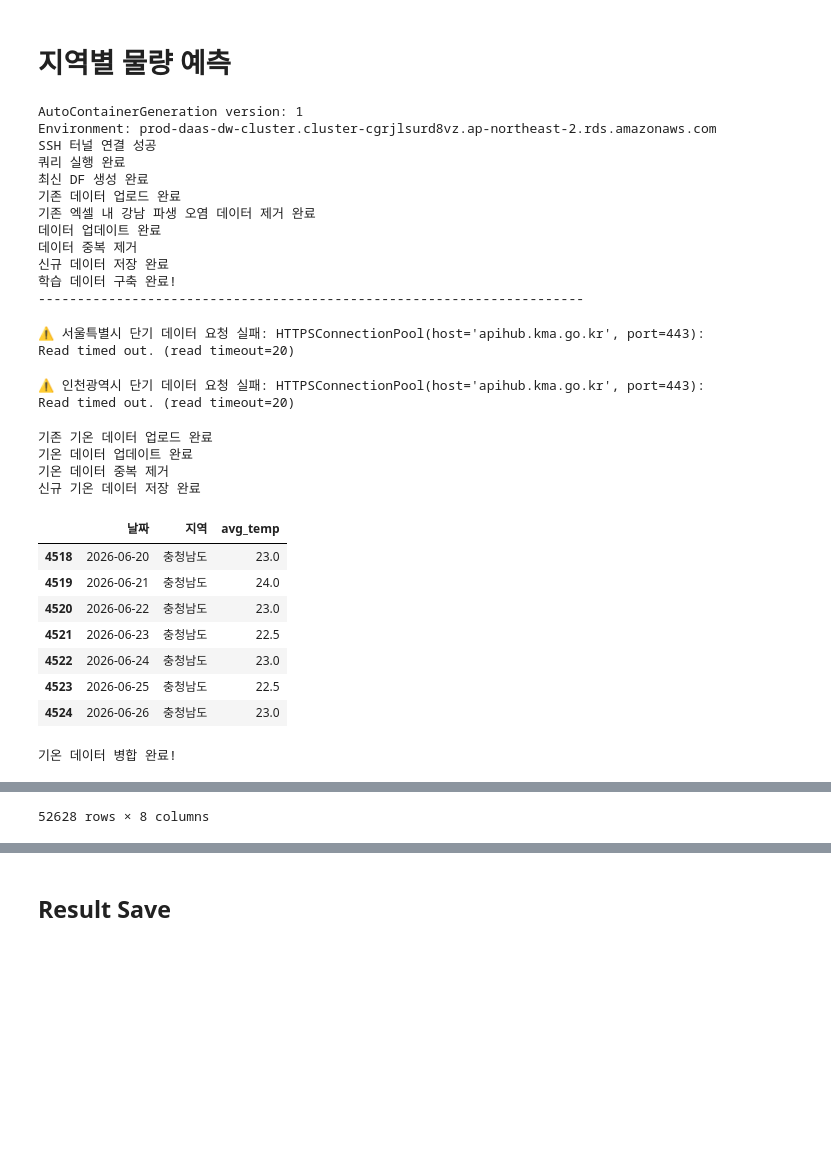
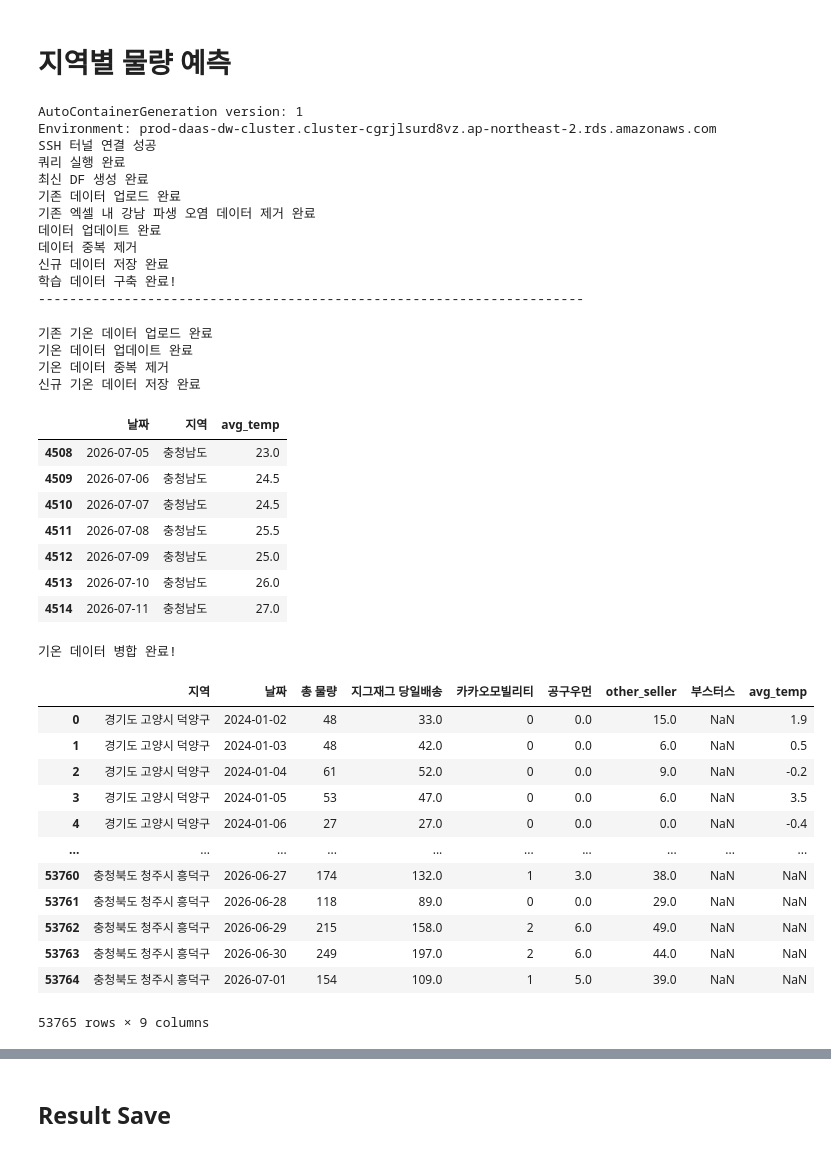
Before and after one commit to ds-sujin/forecasting_new, a Jupyter notebook: forecasting_demo_v6.3.ipynb, the cells around one changed output, grey strips where cells are left out. Cells and saved outputs as stored; diff of their text form; code cells hidden in the pictures; blank space fills up the shorter version.

Commit message:
lan date update, regional forecasting logic update

```diff
--- a/forecasting_demo_v6.3.ipynb
+++ b/forecasting_demo_v6.3.ipynb
@@ -1952,7 +1941,6 @@ class AutoContainerGeneration:
                     shipping_shippingitem.id AS 주문번호,
                     shop_shop.name AS 셀러명,
                     CASE
-                        /* ✨ 강남 파생 지역들을 '서울특별시 강남구'로 통합하는 최우선 예외 처리 추가 ✨ */
                         WHEN ls.name LIKE '서울특별시 강남%' THEN '서울특별시 강남구'
                         WHEN RIGHT(SUBSTRING_INDEX(SUBSTRING_INDEX(ls.name, ' ', 2), ' ', -1), 1)
                             IN ('가','나','다','라','마','바','사','아','자','차','카','타','파','하')
@@ -1989,11 +1977,10 @@ class AutoContainerGeneration:
                 JOIN shop_shop
                     ON shop_shop.id = order_order.shop_id
                 WHERE hub_cluster_plan.plan_date <= CURRENT_DATE()
-                AND hub_cluster_plan.plan_no = 1
+                AND hub_cluster_plan.plan_no IN (1, 90)
                 AND ls.allowed = 1
-        """
+                AND shop_shop.name != '부스터스' """
 
-        # 쿼리 실행
         df_forecast = self.fetch_data(
             cluster_query,
             ssh_host, ssh_user, ssh_private_key,
@@ -2011,10 +1998,14 @@ if __name__ == "__main__":
     print("최신 DF 생성 완료")
 
 # 기존 데이터 업로드
-base = pd.read_excel("./data/region_latest_cl.xlsx")
+base = pd.read_excel("./test_data/region_latest_cl.xlsx")
 print("기존 데이터 업로드 완료")
 
-# 🚨 [여기서 수정: 오염 데이터 원천 삭제 로직 삽입]
+if '부스터스' in base.columns:
+    base = base.drop(columns=['부스터스']) # 엑셀에 남아있는 부스터스 열 완전 삭제
+if '공구우먼' not in base.columns:
+    base['공구우먼'] = 0 # 과거 데이터는 공구우먼 0으로 초기화
+
 if '지역' in base.columns:
     # '강남'을 포함하되 '강남구'가 아닌 행(강남신, 강남압, 강남청 등)을 제외하고 필터링
     base = base[~((base['지역'].str.contains('강남', na=False)) & (~base['지역'].str.contains('강남구', na=False)))]
@@ -2030,15 +2021,15 @@ df_forecast.loc[df_forecast['지역']=="경기도 성남시 수정가", "지역"
 total = df_forecast.groupby(['날짜','지역'])['주문번호'].agg({('총 물량','count')}).reset_index()
 zigzag = df_forecast[df_forecast['셀러명']=="지그재그 당일배송"].groupby(['날짜','지역'])['주문번호'].agg({('지그재그 당일배송','count')}).reset_index()
 kakao = df_forecast[df_forecast['셀러명']=="카카오모빌리티"].groupby(['날짜','지역'])['주문번호'].agg({('카카오모빌리티','count')}).reset_index()
-bosters = df_forecast[df_forecast['셀러명']=="부스터스"].groupby(['날짜','지역'])['주문번호'].agg({('부스터스','count')}).reset_index()
+gonggu = df_forecast[df_forecast['셀러명']=="공구우먼"].groupby(['날짜','지역'])['주문번호'].agg({('공구우먼','count')}).reset_index()
 
 total = pd.merge(total, zigzag, how = 'left', on = ['날짜','지역'])
 total = pd.merge(total, kakao, how = 'left', on = ['날짜','지역'])
-total = pd.merge(total, bosters, how = 'left', on = ['날짜','지역'])
+total = pd.merge(total, gonggu, how = 'left', on = ['날짜','지역']) # 부스터스 대신 공구우먼 병합
 
-merge_data = total.groupby(['날짜','지역'])[['총 물량','지그재그 당일배송','카카오모빌리티','부스터스']].sum().reset_index()
+merge_data = total.groupby(['날짜','지역'])[['총 물량','지그재그 당일배송','카카오모빌리티','공구우먼']].sum().reset_index()
 merge_data['카카오모빌리티'] = merge_data['카카오모빌리티'].astype(int)
-merge_data['부스터스'] = merge_data['부스터스'].astype(int)
+merge_data['공구우먼'] = merge_data['공구우먼'].astype(int)
 
 ## 날짜 오름차순, 지역 오름차순 정렬
 merge_data = merge_data.sort_values(by=['지역', '날짜']).reset_index(drop=True)
@@ -2055,7 +2046,7 @@ data = data.drop_duplicates(subset=['날짜','지역'], keep='last').reset_index
 data = data.sort_values(by=['지역', '날짜']).reset_index(drop=True)
 
 ## other_seller 정의
-data['other_seller'] = data['총 물량'] - (data['지그재그 당일배송'] + data['카카오모빌리티'] + data['부스터스'])
+data['other_seller'] = data['총 물량'] - (data['지그재그 당일배송'] + data['카카오모빌리티'] + data['공구우먼'])
 print("데이터 중복 제거")
 
 # 데이터 오류 정정
@@ -2077,7 +2068,7 @@ data.loc[(data['날짜']=="2025-11-15") & (data['지역']=="서울특별시 금
 data = data[data['날짜'] != "2023-01-19"].sort_values(by=['지역', '날짜']).reset_index(drop=True)
 
 # 신규 데이터 저장
-data.to_excel("./data/region_latest_cl.xlsx", index=False)
+data.to_excel("./test_data/region_latest_cl.xlsx", index=False)
 print("신규 데이터 저장 완료")
 
 print("학습 데이터 구축 완료!")
@@ -2232,7 +2223,7 @@ final_df['avg_temp'] = np.round(final_df['avg_temp'], 1)
 final_df = final_df[['날짜','지역','avg_temp']]
 
 # 기존 기온 데이터 업로드
-base_temp = pd.read_excel("./data/recent_temp.xlsx")
+base_temp = pd.read_excel("./test_data/recent_temp.xlsx")
 print("기존 기온 데이터 업로드 완료")
 
 # 기온 데이터 업데이트
@@ -2246,7 +2237,7 @@ print("기온 데이터 중복 제거")
 
 # 신규 기온 데이터 저장
 temp_data = temp_data.sort_values(by=['지역','날짜'])
-temp_data.to_excel("./data/recent_temp.xlsx", index=False)
+temp_data.to_excel("./test_data/recent_temp.xlsx", index=False)
 print("신규 기온 데이터 저장 완료")
 
 display(temp_data.tail(7))
@@ -2256,45 +2247,56 @@ display(temp_data.tail(7))
 data["지역_key"] = data["지역"].str.split().str[0]
 temp_data["지역_key"] = temp_data["지역"].str.split().str[0]
 
 ## 병합 (지역_key + 날짜 기준)
 data = pd.merge(
     data,
     temp_data[["지역_key", "날짜", "avg_temp"]],
     on=["지역_key", "날짜"],
     how="left"
 )
 
 ## 컬럼 정리
 data = data.drop(columns=["지역_key"])
 data = data.sort_values(by=['지역', '날짜']).reset_index(drop=True)
 print("기온 데이터 병합 완료!")
 
 display(data)
 # %% [output]
 AutoContainerGeneration version: 1
 Environment: prod-daas-dw-cluster.cluster-cgrjlsurd8vz.ap-northeast-2.rds.amazonaws.com
 SSH 터널 연결 성공
 쿼리 실행 완료
 최신 DF 생성 완료
 기존 데이터 업로드 완료
 기존 엑셀 내 강남 파생 오염 데이터 제거 완료
 데이터 업데이트 완료
 데이터 중복 제거
 신규 데이터 저장 완료
 학습 데이터 구축 완료!
 ----------------------------------------------------------------------
-⚠️ 서울특별시 단기 데이터 요청 실패: HTTPSConnectionPool(host='apihub.kma.go.kr', port=443): Read timed out. (read timeout=20)
+기존 기온 데이터 업로드 완료
+기온 데이터 업데이트 완료
+기온 데이터 중복 제거
+신규 기온 데이터 저장 완료
+|  | 날짜 | 지역 | avg_temp |
+| 4508 | 2026-07-05 | 충청남도 | 23.0 |
+| 4509 | 2026-07-06 | 충청남도 | 24.5 |
+| 4510 | 2026-07-07 | 충청남도 | 24.5 |
+| 4511 | 2026-07-08 | 충청남도 | 25.5 |
+| 4512 | 2026-07-09 | 충청남도 | 25.0 |
+| 4513 | 2026-07-10 | 충청남도 | 26.0 |
+| 4514 | 2026-07-11 | 충청남도 | 27.0 |
-⚠️ 인천광역시 단기 데이터 요청 실패: HTTPSConnectionPool(host='apihub.kma.go.kr', port=443): Read timed out. (read timeout=20)
+기온 데이터 병합 완료!
+|  | 지역 | 날짜 | 총 물량 | 지그재그 당일배송 | 카카오모빌리티 | 공구우먼 | other_seller | 부스터스 | avg_temp |
+| 0 | 경기도 고양시 덕양구 | 2024-01-02 | 48 | 33.0 | 0 | 0.0 | 15.0 | NaN | 1.9 |
+| 1 | 경기도 고양시 덕양구 | 2024-01-03 | 48 | 42.0 | 0 | 0.0 | 6.0 | NaN | 0.5 |
+| 2 | 경기도 고양시 덕양구 | 2024-01-04 | 61 | 52.0 | 0 | 0.0 | 9.0 | NaN | -0.2 |
+| 3 | 경기도 고양시 덕양구 | 2024-01-05 | 53 | 47.0 | 0 | 0.0 | 6.0 | NaN | 3.5 |
+| 4 | 경기도 고양시 덕양구 | 2024-01-06 | 27 | 27.0 | 0 | 0.0 | 0.0 | NaN | -0.4 |
+| ... | ... | ... | ... | ... | ... | ... | ... | ... | ... |
+| 53760 | 충청북도 청주시 흥덕구 | 2026-06-27 | 174 | 132.0 | 1 | 3.0 | 38.0 | NaN | NaN |
+| 53761 | 충청북도 청주시 흥덕구 | 2026-06-28 | 118 | 89.0 | 0 | 0.0 | 29.0 | NaN | NaN |
+| 53762 | 충청북도 청주시 흥덕구 | 2026-06-29 | 215 | 158.0 | 2 | 6.0 | 49.0 | NaN | NaN |
+| 53763 | 충청북도 청주시 흥덕구 | 2026-06-30 | 249 | 197.0 | 2 | 6.0 | 44.0 | NaN | NaN |
+| 53764 | 충청북도 청주시 흥덕구 | 2026-07-01 | 154 | 109.0 | 1 | 5.0 | 39.0 | NaN | NaN |
-기존 기온 데이터 업로드 완료
-기온 데이터 업데이트 완료
-기온 데이터 중복 제거
-신규 기온 데이터 저장 완료
+53765 rows × 9 columns
-|  | 날짜 | 지역 | avg_temp |
-| 4518 | 2026-06-20 | 충청남도 | 23.0 |
-| 4519 | 2026-06-21 | 충청남도 | 24.0 |
-| 4520 | 2026-06-22 | 충청남도 | 23.0 |
-| 4521 | 2026-06-23 | 충청남도 | 22.5 |
-| 4522 | 2026-06-24 | 충청남도 | 23.0 |
-| 4523 | 2026-06-25 | 충청남도 | 22.5 |
-| 4524 | 2026-06-26 | 충청남도 | 23.0 |
-기온 데이터 병합 완료!
@@ -2313 +2302,0 @@ SSH 터널 연결 성공
-52628 rows × 8 columns
```
Also changed, not shown: parts of 13 cells of this notebook, 16 other files.
